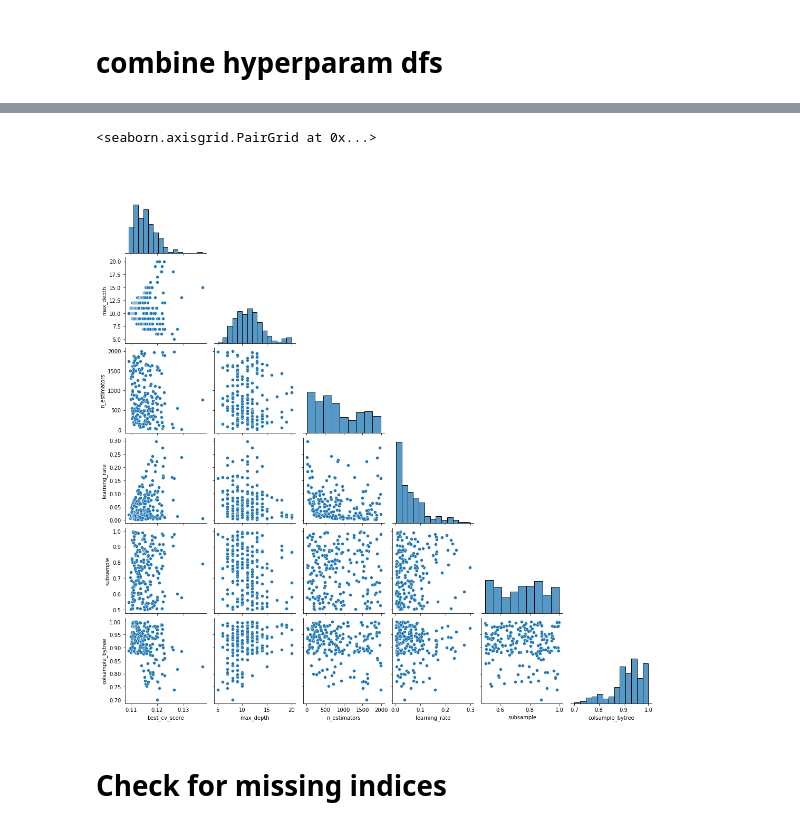
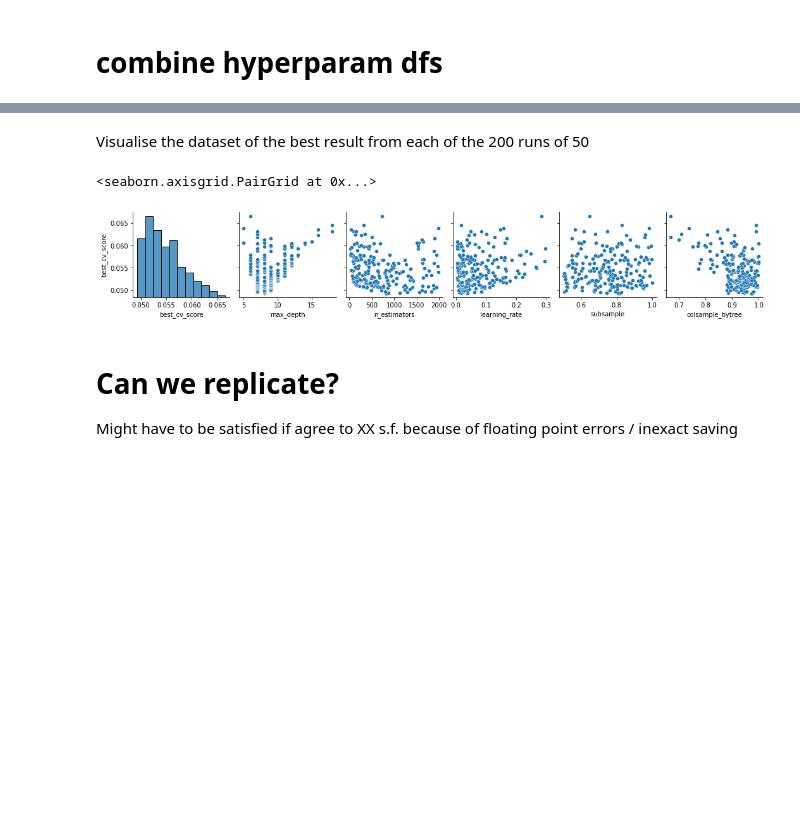
Before and after one commit to nt409/quant-res-doses, a Jupyter notebook: notebooks/002_hyper_pp.ipynb, the cells around one changed output, grey strips where cells are left out. Drawn from its saved outputs; the diff is of its cells as text; code cells hidden in the pictures; blank space fills up the shorter version.

```diff
--- a/notebooks/002_hyper_pp.ipynb
+++ b/notebooks/002_hyper_pp.ipynb
@@ -54,20 +42,17 @@ from optuna.samplers import TPESampler
 # combine hyperparam dfs
 # %%
 def combine_hyperparam_dfs(model):
-
     df = (
-        pd.read_csv(f'../outputs/scores/{model}.csv')
-        .join(
-            pd.read_csv(f'../outputs/hyperparams/{model}.csv')
-        )
+        pd.read_csv(f'../outputs/hyperparams/{model}.csv')
         .sort_values('best_cv_score')
     )
 
-    print('save')
-    df.head(1).to_csv(f'../outputs/hyperparams/best/{model}.csv', index=False)
-
+    if True:
+        fn = f'../outputs/hyperparams/best/{model}.csv'
+        print(f'saving to {fn}')
+        df.head(1).to_csv(fn, index=False)
     return df
 # %%
-hpstr = 'all'
+MODEL = 'cumulative'
 # %%
-df = combine_hyperparam_dfs(hpstr)
+df = combine_hyperparam_dfs(MODEL)
@@ -83,19 +70,24 @@ df.head()
+# %% [markdown]
+Visualise the dataset of the best result from each of the 200 runs of 50
 # %%
 sns.pairplot(
     df.loc[:, [
         'best_cv_score',
         'max_depth',
         'n_estimators',
         'learning_rate',
         'subsample',
         'colsample_bytree',
     ]],
-    corner=True
+    # corner=True,
+    y_vars=['best_cv_score'],
     # hue='best_cv_score',
     # palette='rocket',
 )
 # %% [output]
 <seaborn.axisgrid.PairGrid at 0x...>
-[figure, old version]
+[figure, new version]
 # %% [markdown]
-# Check for missing indices
+# Can we replicate?
+
+Might have to be satisfied if agree to XX s.f. because of floating point errors / inexact saving
```
Also changed, not shown: parts of 19 cells of this notebook, 45 other files.
